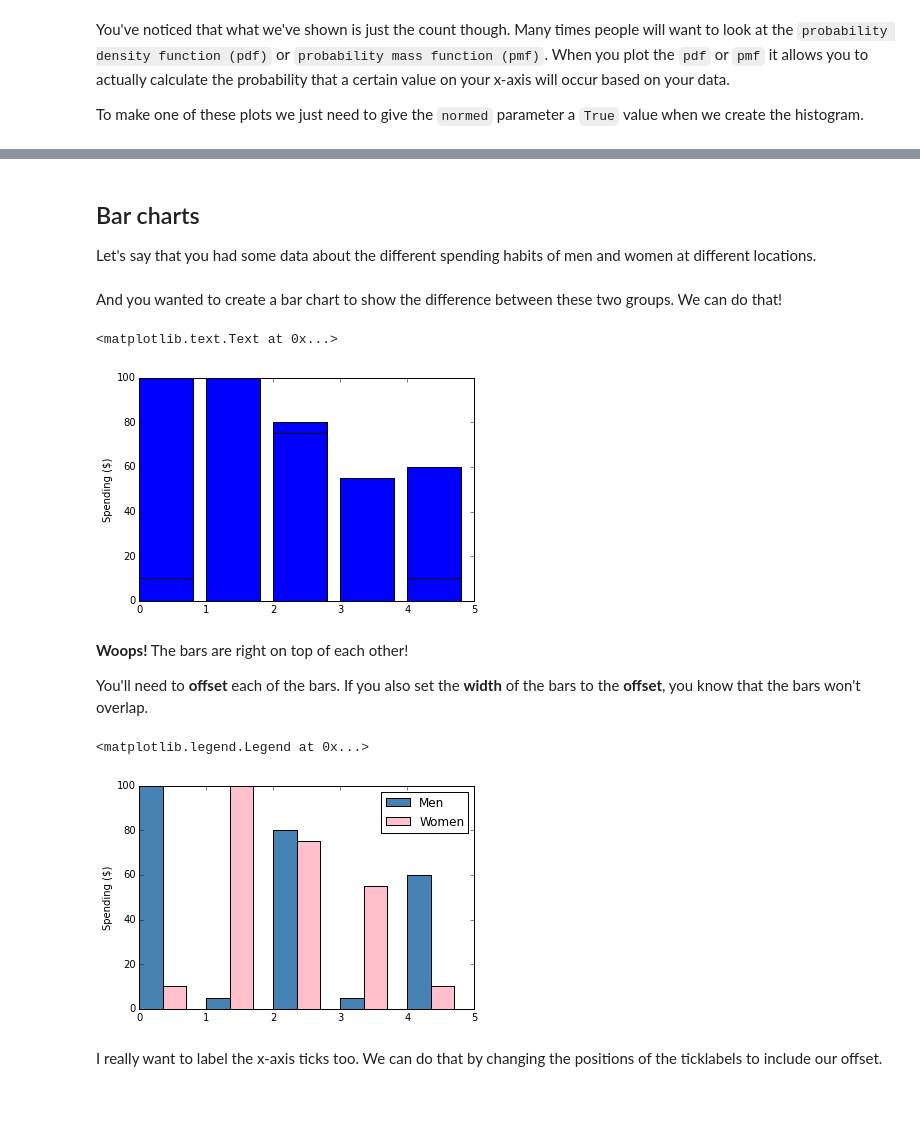
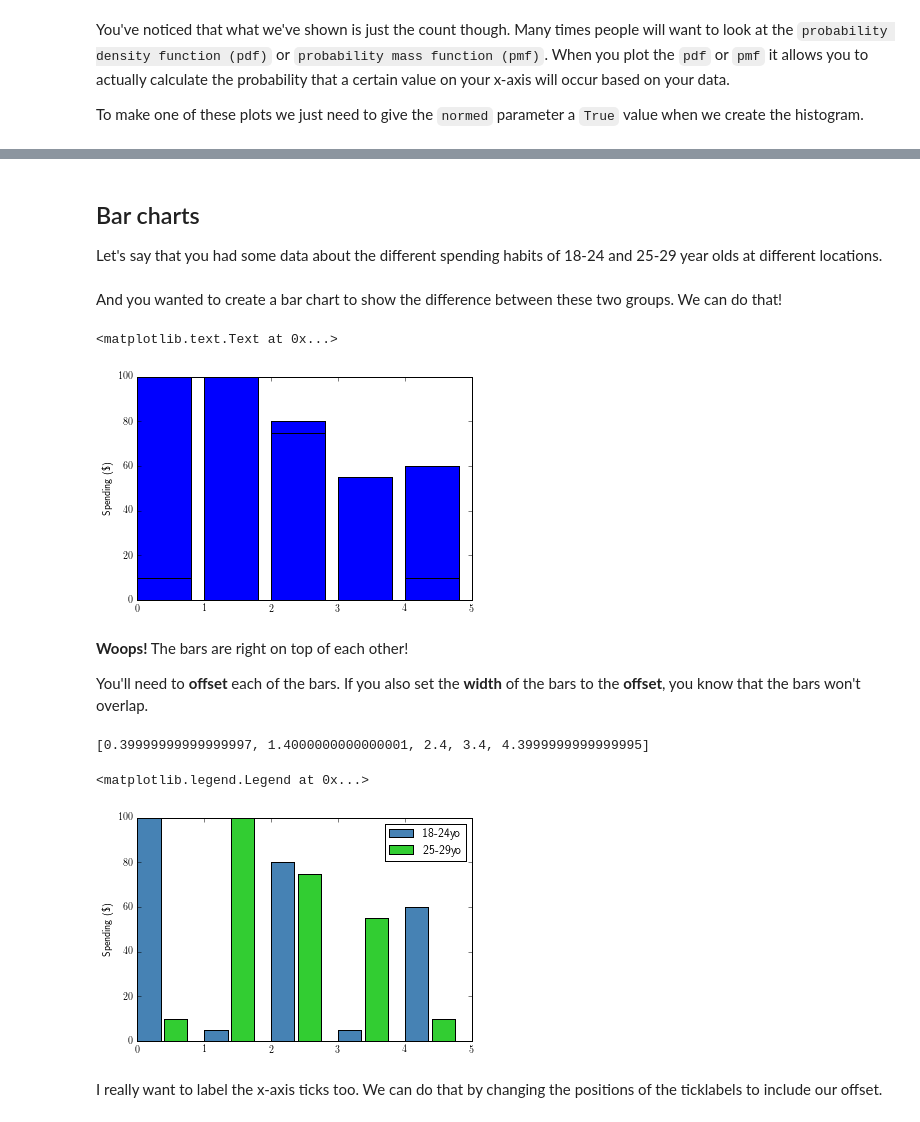
Before and after one commit to amarallab/Introduction-to-Python-Programming-and-Data-Science, a Jupyter notebook: Python-Basics/Data-Visualization.ipynb, the cells around one changed output, grey strips where cells are left out. Cells and saved outputs as stored; diff of their text form; code cells hidden in the pictures.

```diff
--- a/Python-Basics/Data-Visualization.ipynb
+++ b/Python-Basics/Data-Visualization.ipynb
@@ -587,10 +598,10 @@ ax.set_ylabel('pdf', fontsize = 1.6 * font_size)
 # %% [markdown]
 ## Bar charts
-Let's say that you had some data about the different spending habits of men and women at different locations.
+Let's say that you had some data about the different spending habits of 18-24 and 25-29 year olds at different locations.
 # %%
-locations = ['bar', 'shoe store', 'grocery store', 'yoga', 'gym']
-men_spending = [100, 5, 80, 5, 60]
-women_spending = [10, 100, 75, 55, 10]
+locations = ['bar', 'grocery store', 'rent', 'clothing', 'solo cups']
+young_spending = [100, 5, 80, 5, 60]
+old_spending = [10, 100, 75, 55, 10]
 # %% [markdown]
 And you wanted to create a bar chart to show the difference between these two groups. We can do that!
 # %%
@@ -602,17 +613,17 @@ ax = plt.subplot(1, 1, 1)
 num_categories = len(locations)
 x_positions = range(num_categories)
 
-#Now we can add the men
-ax.bar(x_positions, men_spending, label='Men')
+#Now we can add the 18-24yo
+ax.bar(x_positions, young_spending, label='18-24yo')
 
-#Then the women
-ax.bar(x_positions, women_spending, label='Women')
+#Then the 25-29yo
+ax.bar(x_positions, old_spending, label='25-29yo')
 
 #Label it
 ax.set_ylabel('Spending (\$)')
 # %% [output]
 <matplotlib.text.Text at 0x...>
-[figure, old version]
+[figure, new version]
 # %% [markdown]
 **Woops!** The bars are right on top of each other!
 
@@ -620,25 +631,29 @@ You'll need to **offset** each of the bars. If you also set the **width** of the
 # %%
 fig = plt.figure( figsize = (6, 4))
 ax = plt.subplot(1, 1, 1)
 
 #For a bar chart we need to create a dummy set of x-data.
 #It's easiest to just use the `range()` function on the number of groups
 num_categories = len(locations)
 x_positions = range(num_categories)
 offset = 0.35
 
-#Now we can add the men
-ax.bar(x_positions, men_spending, offset, label='Men', color='steelblue')
+#Now we can add the 18-24yo
+ax.bar(x_positions, young_spending, offset, label='18-24yo', color='steelblue')
 
-#Then the women
-ax.bar([x_pos + offset for x_pos in x_positions], women_spending, offset, label='Women', color='pink')
+
+old_xpos = [x_pos + offset +.05 for x_pos in x_positions]
+print(old_xpos)
+#Then the 25-29yo
+ax.bar(old_xpos, old_spending, offset, label='25-29yo', color='limegreen')
 
 #Label it
 ax.set_ylabel('Spending (\$)')
 plt.legend(loc = 'best')
 # %% [output]
-<matplotlib.legend.Legend at 0x...>
+[0.39999999999999997, 1.4000000000000001, 2.4, 3.4, 4.3999999999999995]
+<matplotlib.legend.Legend at 0x...>
-[figure, old version]
+[figure, new version]
 # %% [markdown]
 I really want to label the x-axis ticks too. We can do that by changing the positions of the ticklabels to include our offset.
 # %%
```
Also changed, not shown: parts of 32 cells of this notebook.
